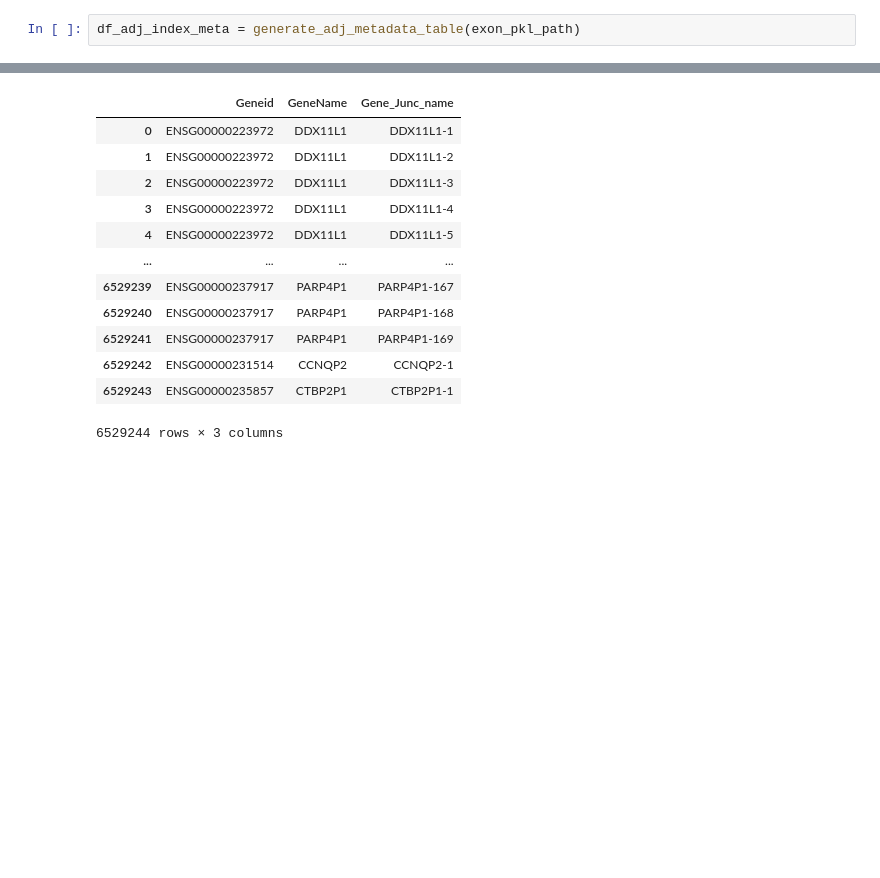
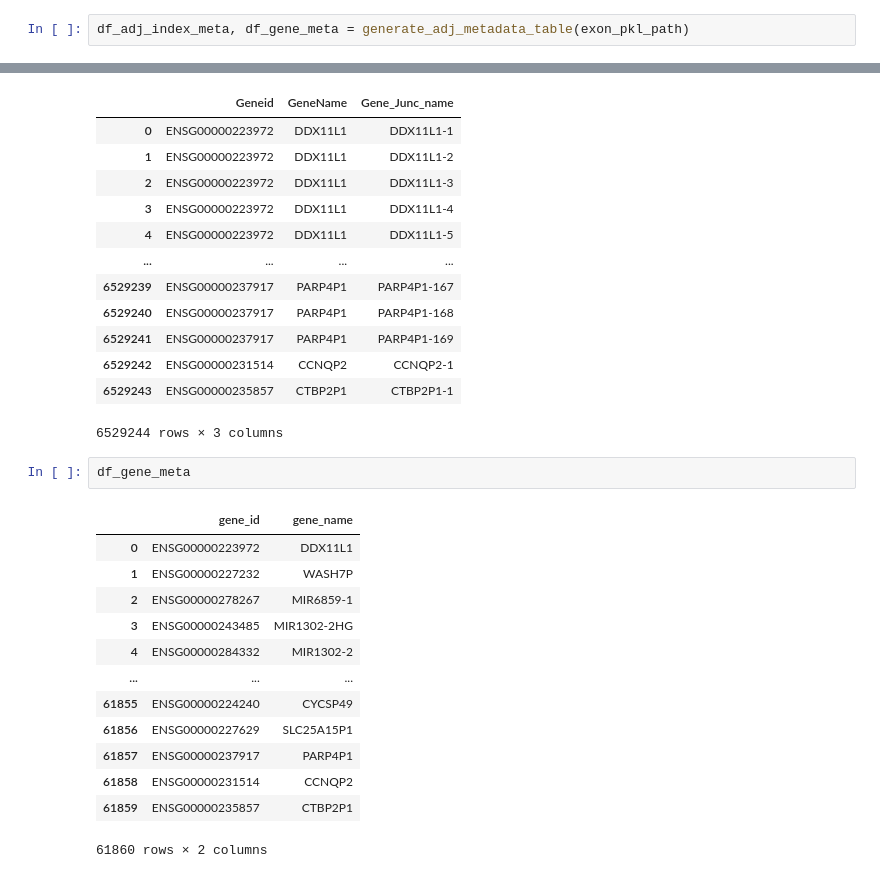
Before and after one commit to mcgilldinglab/DOLPHIN, a Jupyter notebook: docs/source/tutorials/step0_generate_exon_gtf_final.ipynb, the cells around one changed output, grey strips where cells are left out. Saved outputs shown, nothing was run; the diff lists cells and outputs as text; blank space fills up the shorter version.

```diff
--- a/docs/source/tutorials/step0_generate_exon_gtf_final.ipynb
+++ b/docs/source/tutorials/step0_generate_exon_gtf_final.ipynb
@@ -84,5 +84,5 @@ df_adj_index
 # %%
 from DOLPHIN.preprocess import generate_adj_metadata_table
 # %%
-df_adj_index_meta = generate_adj_metadata_table(exon_pkl_path)
+df_adj_index_meta, df_gene_meta = generate_adj_metadata_table(exon_pkl_path)
 # %% [output]
@@ -103,3 +104,19 @@ df_adj_index_meta
 | 6529242 | ENSG00000231514 | CCNQP2 | CCNQP2-1 |
 | 6529243 | ENSG00000235857 | CTBP2P1 | CTBP2P1-1 |
 6529244 rows × 3 columns
+# %%
+df_gene_meta
+# %% [output]
+|  | gene_id | gene_name |
+| 0 | ENSG00000223972 | DDX11L1 |
+| 1 | ENSG00000227232 | WASH7P |
+| 2 | ENSG00000278267 | MIR6859-1 |
+| 3 | ENSG00000243485 | MIR1302-2HG |
+| 4 | ENSG00000284332 | MIR1302-2 |
+| ... | ... | ... |
+| 61855 | ENSG00000224240 | CYCSP49 |
+| 61856 | ENSG00000227629 | SLC25A15P1 |
+| 61857 | ENSG00000237917 | PARP4P1 |
+| 61858 | ENSG00000231514 | CCNQP2 |
+| 61859 | ENSG00000235857 | CTBP2P1 |
+61860 rows × 2 columns
```
Also changed, not shown: parts of 1 cell of this notebook, 24 other files.
